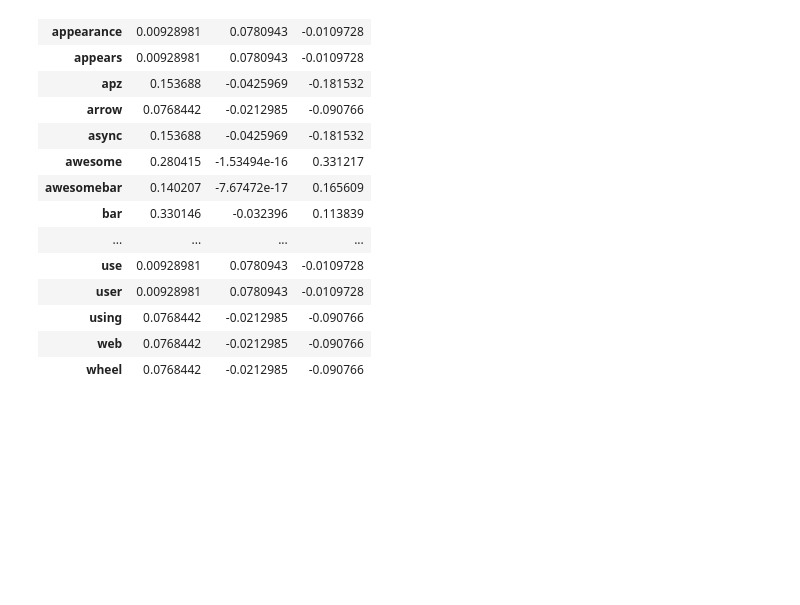
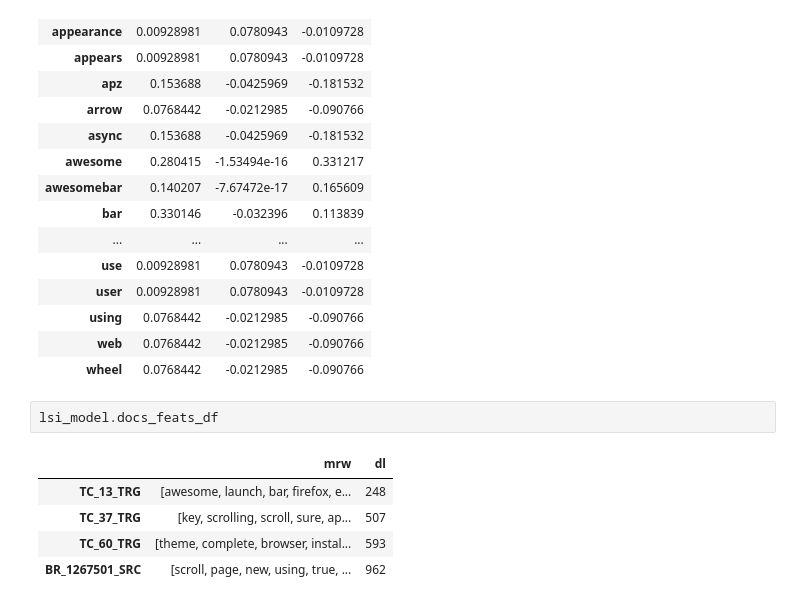
Before and after one commit to Pointpt/trace-link-recovery-study, a Jupyter notebook: notebooks/firefox_p2/tc_br_tracing/lsi-model-cosine.ipynb, the cells around one changed output. Cells and saved outputs as stored; diff of their text form; blank space fills up the shorter version.

Commit message:
add method get_bm25_weights to bm25 model and recording document features in lsi model

```diff
--- a/notebooks/firefox_p2/tc_br_tracing/lsi-model-cosine.ipynb
+++ b/notebooks/firefox_p2/tc_br_tracing/lsi-model-cosine.ipynb
@@ -221,3 +229,11 @@ aux_functions.highlight_df(df)
 | using | 0.0768442 | -0.0212985 | -0.090766 |
 | web | 0.0768442 | -0.0212985 | -0.090766 |
 | wheel | 0.0768442 | -0.0212985 | -0.090766 |
+# %%
+lsi_model.docs_feats_df
+# %% [output]
+|  | mrw | dl |
+| TC_13_TRG | [awesome, launch, bar, firefox, e... | 248 |
+| TC_37_TRG | [key, scrolling, scroll, sure, ap... | 507 |
+| TC_60_TRG | [theme, complete, browser, instal... | 593 |
+| BR_1267501_SRC | [scroll, page, new, using, true, ... | 962 |
```
Also changed, not shown: parts of 4 cells of this notebook, 3 other files.
